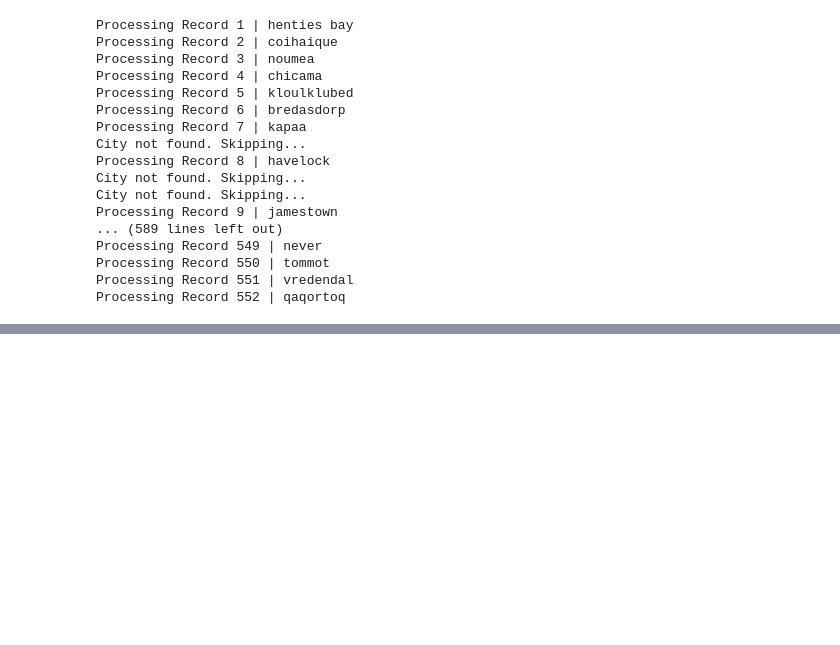
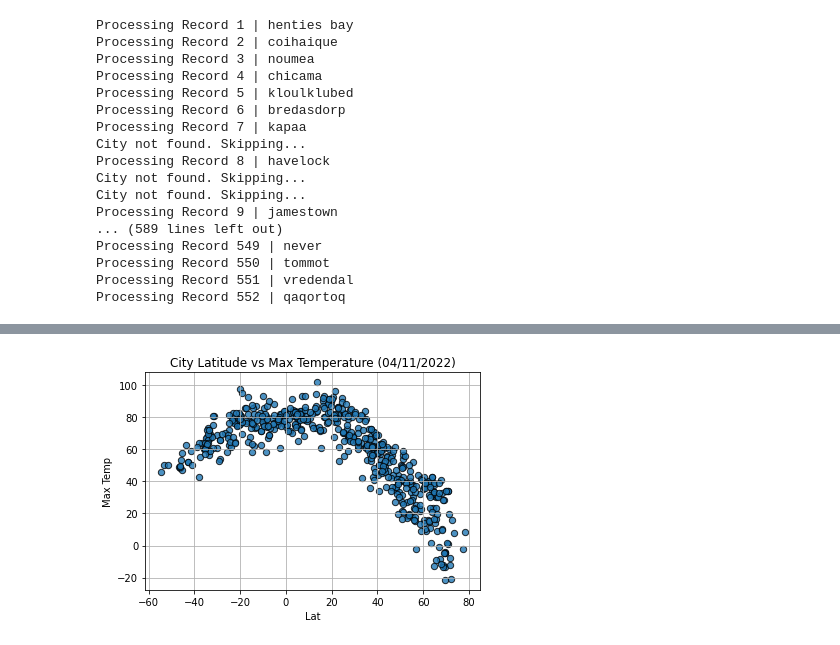
Before and after one commit to colebarnes7/python-api-challenge, a Jupyter notebook: WeatherPy/WeatherPy.ipynb, the cells around one changed output, grey strips where cells are left out. Saved outputs shown, nothing was run; the diff lists cells and outputs as text; code cells hidden in the pictures; blank space fills up the shorter version.

Commit message:
Latitude vs Temperature plot added

```diff
--- a/WeatherPy/WeatherPy.ipynb
+++ b/WeatherPy/WeatherPy.ipynb
@@ -150,0 +151,9 @@ citydata.describe()
+# %%
+# Plots the latitude vs the max temperature on a scatter plot
+citydata.plot("Lat", "Max Temp", kind="scatter", title="City Latitude vs Max Temperature (04/11/2022)",
+             grid=True, s=40, edgecolors="black", alpha=0.80)
+
+# Saves the plot as a png file in the output folder
+plt.savefig("Output_Data/Latitude_Temperature.png")
+# %% [output]
+[figure, added]
```
Also changed, not shown: parts of 4 cells of this notebook, 1 other file.
